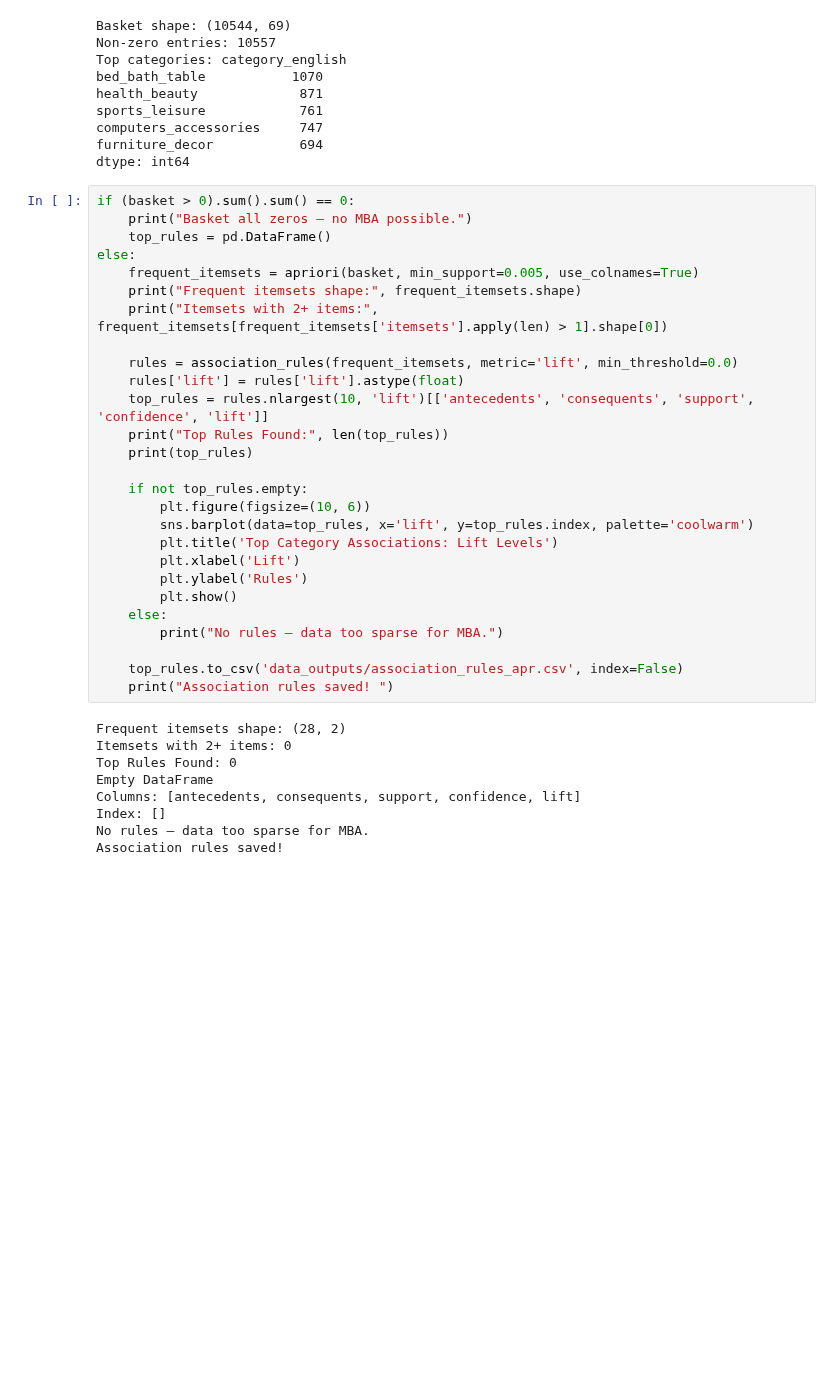
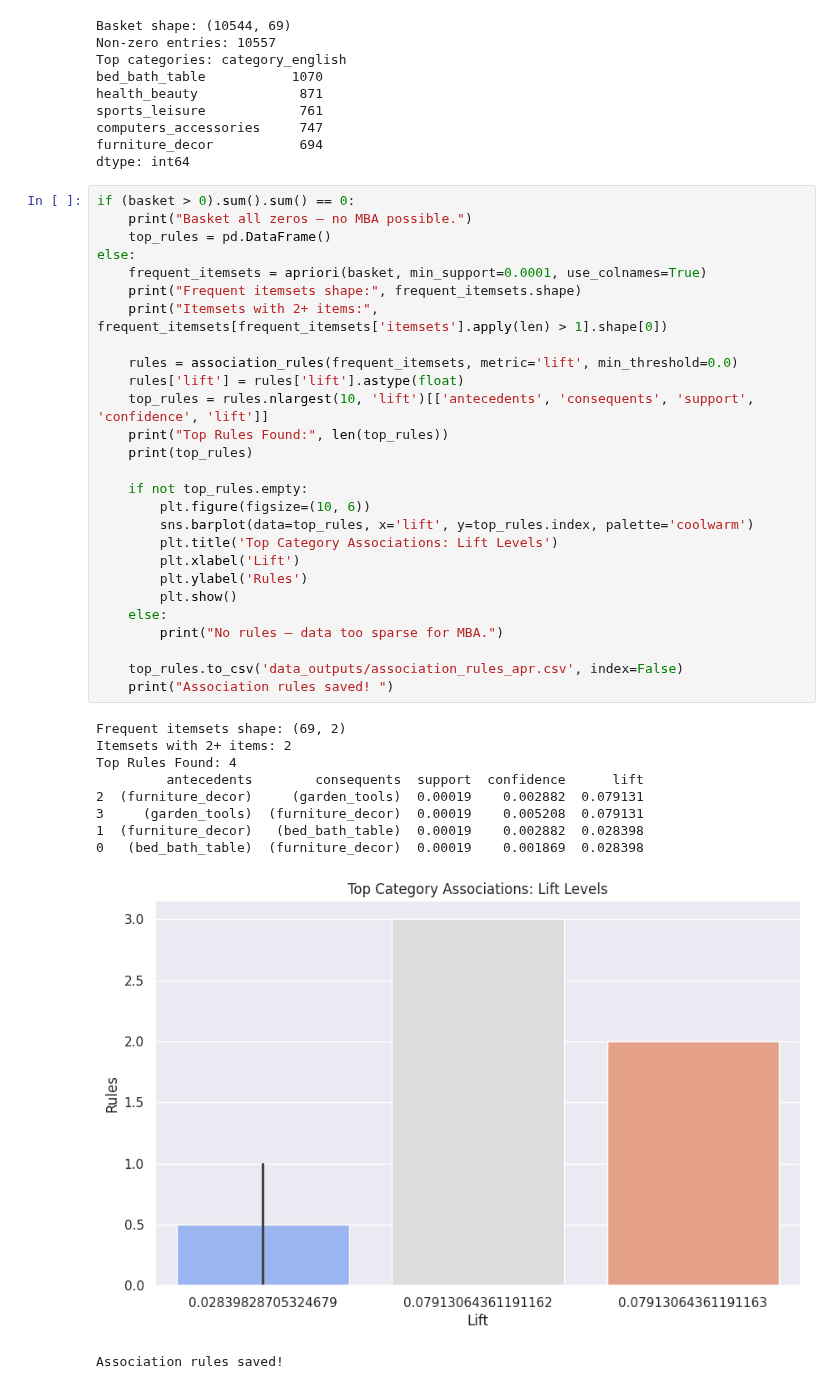
Before and after one commit to Kanakbaghel/Capstone_Project, a Jupyter notebook: Scripts/P3 : Retailsmart Advanced Analytics.ipynb, the cells around one changed output. Saved outputs shown, nothing was run; the diff lists cells and outputs as text; blank space fills up the shorter version.

Commit message:
update code of rule mining

```diff
--- a/Scripts/P3 : Retailsmart Advanced Analytics.ipynb
+++ b/Scripts/P3 : Retailsmart Advanced Analytics.ipynb
@@ -397,36 +397,38 @@ dtype: int64
 # %%
 if (basket > 0).sum().sum() == 0:
     print("Basket all zeros – no MBA possible.")
     top_rules = pd.DataFrame()
 else:
-    frequent_itemsets = apriori(basket, min_support=0.005, use_colnames=True)
+    frequent_itemsets = apriori(basket, min_support=0.0001, use_colnames=True)
     print("Frequent itemsets shape:", frequent_itemsets.shape)
     print("Itemsets with 2+ items:", frequent_itemsets[frequent_itemsets['itemsets'].apply(len) > 1].shape[0])
 
     rules = association_rules(frequent_itemsets, metric='lift', min_threshold=0.0)
     rules['lift'] = rules['lift'].astype(float)
     top_rules = rules.nlargest(10, 'lift')[['antecedents', 'consequents', 'support', 'confidence', 'lift']]
     print("Top Rules Found:", len(top_rules))
     print(top_rules)
 
     if not top_rules.empty:
         plt.figure(figsize=(10, 6))
         sns.barplot(data=top_rules, x='lift', y=top_rules.index, palette='coolwarm')
         plt.title('Top Category Associations: Lift Levels')
         plt.xlabel('Lift')
         plt.ylabel('Rules')
         plt.show()
     else:
         print("No rules – data too sparse for MBA.")
 
     top_rules.to_csv('data_outputs/association_rules_apr.csv', index=False)
     print("Association rules saved! ")
 # %% [output]
-Frequent itemsets shape: (28, 2)
-Itemsets with 2+ items: 0
-Top Rules Found: 0
-Empty DataFrame
-Columns: [antecedents, consequents, support, confidence, lift]
-Index: []
-No rules – data too sparse for MBA.
-Association rules saved!
+Frequent itemsets shape: (69, 2)
+Itemsets with 2+ items: 2
+Top Rules Found: 4
+         antecedents        consequents  support  confidence      lift
+2  (furniture_decor)     (garden_tools)  0.00019    0.002882  0.079131
+3     (garden_tools)  (furniture_decor)  0.00019    0.005208  0.079131
+1  (furniture_decor)   (bed_bath_table)  0.00019    0.002882  0.028398
+0   (bed_bath_table)  (furniture_decor)  0.00019    0.001869  0.028398
+[figure, added]
+Association rules saved!
```
Also changed, not shown: parts of 8 cells of this notebook.
